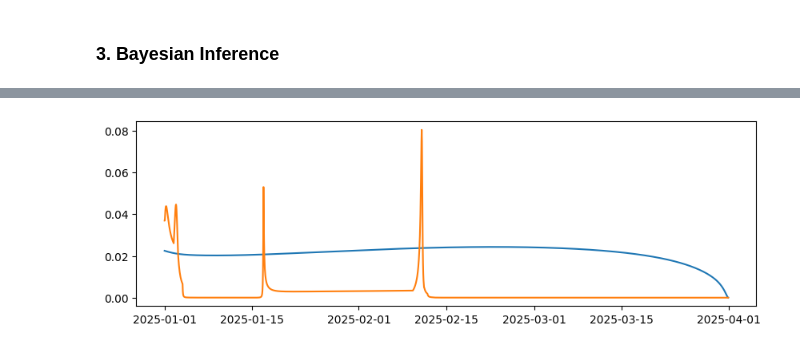
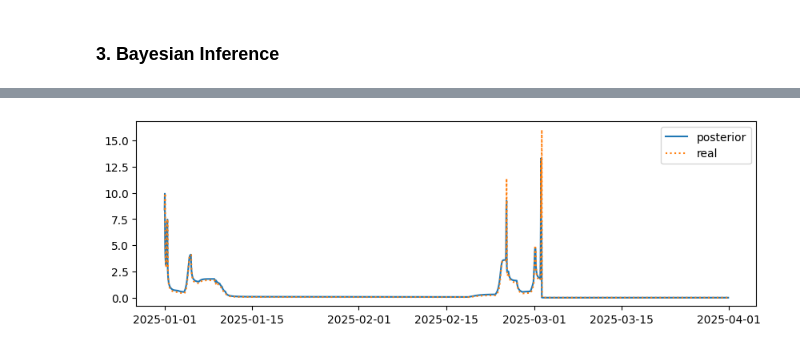
Before and after one commit to zhuanglinsheng/kaggle-contest-design, a Jupyter notebook: synthetic/Synthetic_Data.ipynb, the cells around one changed output, grey strips where cells are left out. Saved outputs shown, nothing was run; the diff lists cells and outputs as text; code cells hidden in the pictures.

```diff
--- a/synthetic/Synthetic_Data.ipynb
+++ b/synthetic/Synthetic_Data.ipynb
@@ -159,10 +159,12 @@ KeyboardInterrupt:
 # fit the model with data
 fit = model.sample( \
 		data=wd_synthetic_data,
-		chains=1,
-		iter_warmup=500,
-		iter_sampling=1000,
+		chains=4,
+		iter_warmup=2000,
+		iter_sampling=4000,
 		parallel_chains=4,
 		show_console=False,
+		max_treedepth=12,  # for difficult model
+		adapt_delta=0.99,  # for difficult model
 	)
 # %% [output]
@@ -216,11 +210,14 @@ Name: Mean, Length: 2160, dtype: float64
 # %%
 # compare posterior m[1]..m[T] with real
+loc_m_start = 2
+posterior_m_i_mean = posteriors['Mean'].iloc[loc_m_start:loc_m_start+2160]
 
 plt.figure(figsize=(10, 3))
-plt.plot(np.array(time_grids), posterior_m_i_mean)
-plt.plot(np.array(time_grids), i_effort_dynamic)
+plt.plot(np.array(time_grids), posterior_m_i_mean, label='posterior')
+plt.plot(np.array(time_grids), i_effort_dynamic, label='real', linestyle='dotted')
+plt.legend()
 plt.show()
 # %% [output]
-[figure, old version]
+[figure, new version]
 # %%
 # TO DO:
```
Also changed, not shown: parts of 11 cells of this notebook, 12 other files.
